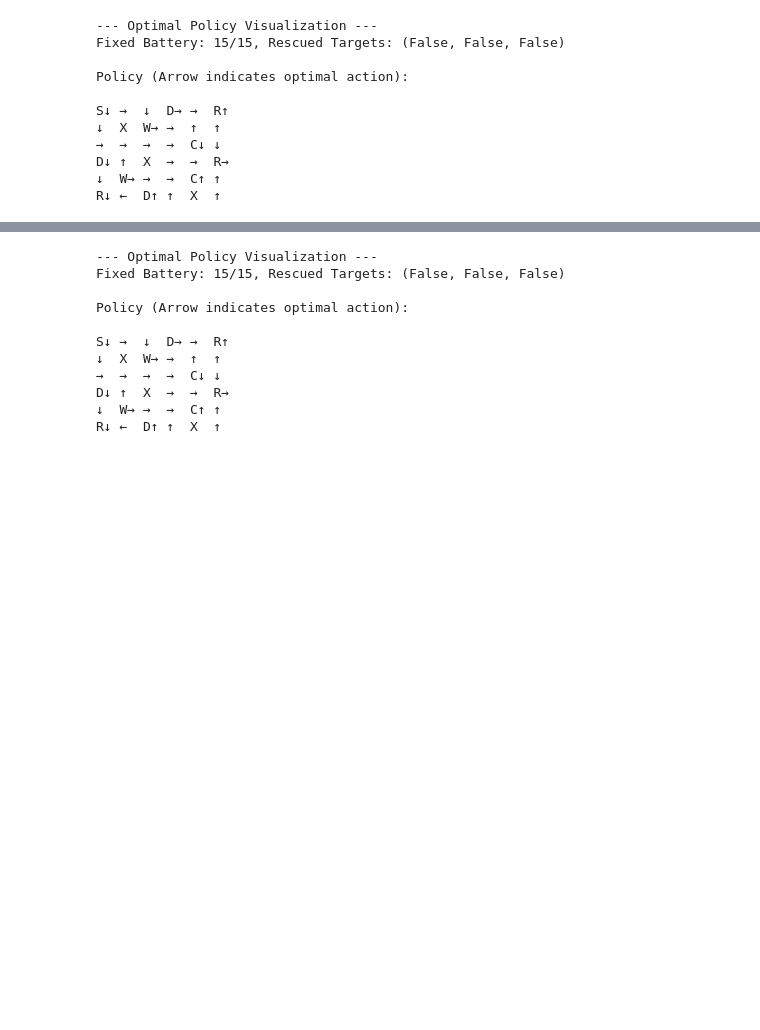
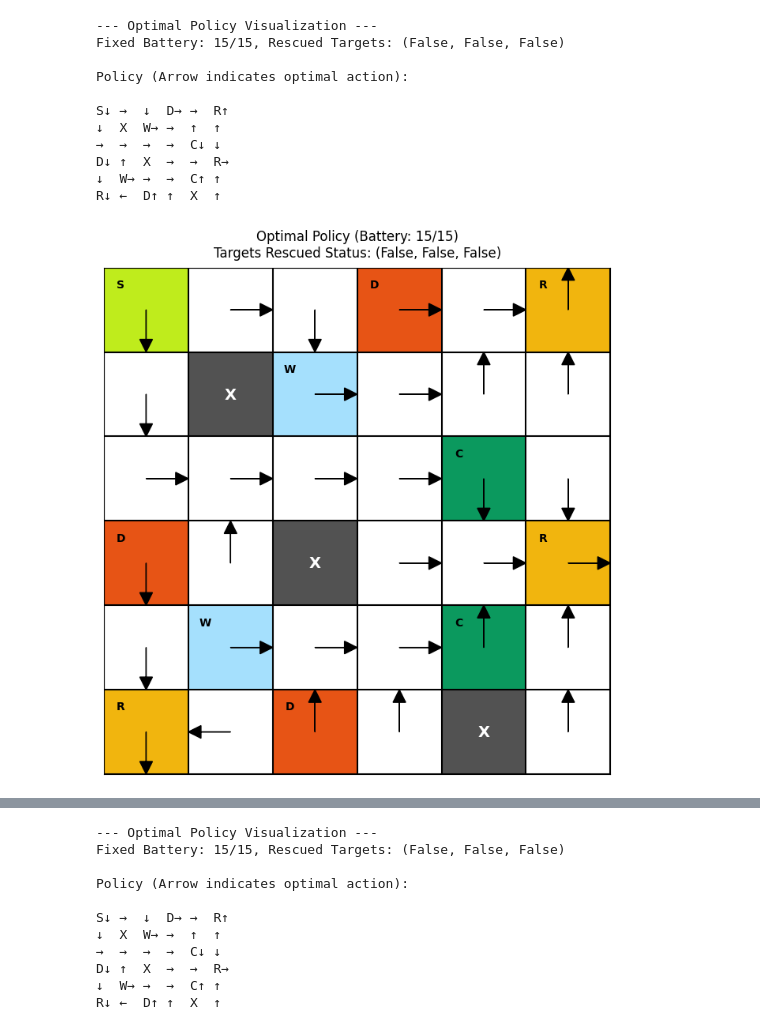
Before and after one commit to Partho-SD/DRL-DP, a Jupyter notebook: DRL_DP_Assignment1.ipynb, the cells around one changed output, grey strips where cells are left out. Cells and saved outputs as stored; diff of their text form; code cells hidden in the pictures; blank space fills up the shorter version.

```diff
--- a/DRL_DP_Assignment1.ipynb
+++ b/DRL_DP_Assignment1.ipynb
@@ -677,6 +697,90 @@ S↓ →  ↓  D→ →  R↑
 D↓ ↑  X  →  →  R→
 ↓  W→ →  →  C↑ ↑
 R↓ ←  D↑ ↑  X  ↑
+# %%
+import numpy as np
+import matplotlib.pyplot as plt
+import matplotlib.colors as mcolors
+
+def visualize_policy_graphical(env, optimal_policy, fixed_battery, fixed_rescued_targets):
+    # Map feature configurations to unique numeric values for background coloring
+    # Adjust these map integers based on how your environment variables are defined
+    feature_map = {START: 1, RESCUE: 2, CHARGE: 3, DANGER: 4, WIND: 5, BLOCKED: 6}
+
+    # Numeric matrix for background heatmap colors
+    bg_matrix = np.zeros((env.rows, env.cols))
+    for r in range(env.rows):
+        for c in range(env.cols):
+            bg_matrix[r, c] = feature_map.get(env.initial_grid_config[r, c], 0)
+
+    # Define nice custom colors for the environment components
+    # 0: Empty(White), 1: Start(LightGreen), 2: Rescue(Gold), 3: Charge(Cyan), 4: Danger(LightCoral), 5: Wind(LightBlue), 6: Blocked(Charcoal)
+    cmap = mcolors.ListedColormap(['#ffffff', "#bfec1c", "#f1b50e", "#0b995e", "#e75415", "#a5e0fd", '#525252'])
+    bounds = [-0.5, 0.5, 1.5, 2.5, 3.5, 4.5, 5.5, 6.5]
+    norm = mcolors.BoundaryNorm(bounds, cmap.N)
+
+    fig, ax = plt.subplots(figsize=(env.cols * 1.2, env.rows * 1.2))
+    ax.imshow(bg_matrix, cmap=cmap, norm=norm)
+
+    # Map your direction constants to (delta_x, delta_y) coordinates for arrows
+    # NOTE: Matplotlib Y-axis goes down in images, so UP is -y, DOWN is +y
+    action_vectors = {
+        UP: (0, -0.35),
+        DOWN: (0, 0.35),
+        LEFT: (-0.35, 0),
+        RIGHT: (0.35, 0),
+    }
+
+    for r in range(env.rows):
+        for c in range(env.cols):
+            cell_type = env.initial_grid_config[r, c]
+
+            # Handle block labels
+            if cell_type == BLOCKED:
+                ax.text(c, r, 'X', va='center', ha='center', color='white', weight='bold', fontsize=14)
+                continue
+
+            s = env._get_state_tuple((r, c), fixed_battery, fixed_rescued_targets)
+
+            # Draw Labels for Special Cells
+            label_map = {START: 'S', RESCUE: 'R', CHARGE: 'C', DANGER: 'D', WIND: 'W'}
+            if cell_type in label_map:
+                ax.text(c - 0.3, r - 0.3, label_map[cell_type], va='center', ha='center', color='black', weight='bold', fontsize=10)
+
+            # Draw Policy Actions
+            if s in optimal_policy:
+                action = optimal_policy[s]
+                if action in action_vectors:
+                    dx, dy = action_vectors[action]
+                    # Draw precise arrows pointing the direction
+                    ax.arrow(c, r, dx, dy, head_width=0.15, head_length=0.15, fc='black', ec='black')
+                elif action == HOVER:
+                    ax.plot(c, r, marker='o', color='black', markersize=8)
+            elif env.is_terminal_state(s):
+                ax.plot(c, r, marker='X', color='red', markersize=10)
+            else:
+                ax.text(c, r, '?', va='center', ha='center', color='gray', fontsize=12)
+
+    # Grid lines and structural cleanup
+    ax.set_xticks(np.arange(-.5, env.cols, 1), minor=True)
+    ax.set_yticks(np.arange(-.5, env.rows, 1), minor=True)
+    ax.grid(which='minor', color='black', linestyle='-', linewidth=1.5)
+    ax.tick_params(which='both', bottom=False, left=False, labelbottom=False, labelleft=False)
+
+    plt.title(f"Optimal Policy (Battery: {fixed_battery}/{env.max_battery})\nTargets Rescued Status: {fixed_rescued_targets}", fontsize=12, pad=10)
+    plt.tight_layout()
+    plt.show()
+
+# --- Run Graphical Policy Visualization ---
+if __name__ == '__main__':
+    # Use the env_dp instance created earlier and the optimal_policy
+    fixed_battery_level = env_dp.max_battery # Fully charged
+    num_targets = len(env_dp.rescue_target_locations)
+    fixed_rescued_status = tuple([False] * num_targets) # No targets rescued
+
+    visualize_policy_graphical(env_dp, optimal_policy, fixed_battery_level, fixed_rescued_status)
+# %% [output]
+[figure, added]
 # %%
 # Visualization of policy changes during the rescue sequence
 if __name__ == '__main__':
```
Also changed, not shown: parts of 11 cells of this notebook, 1 other file.
